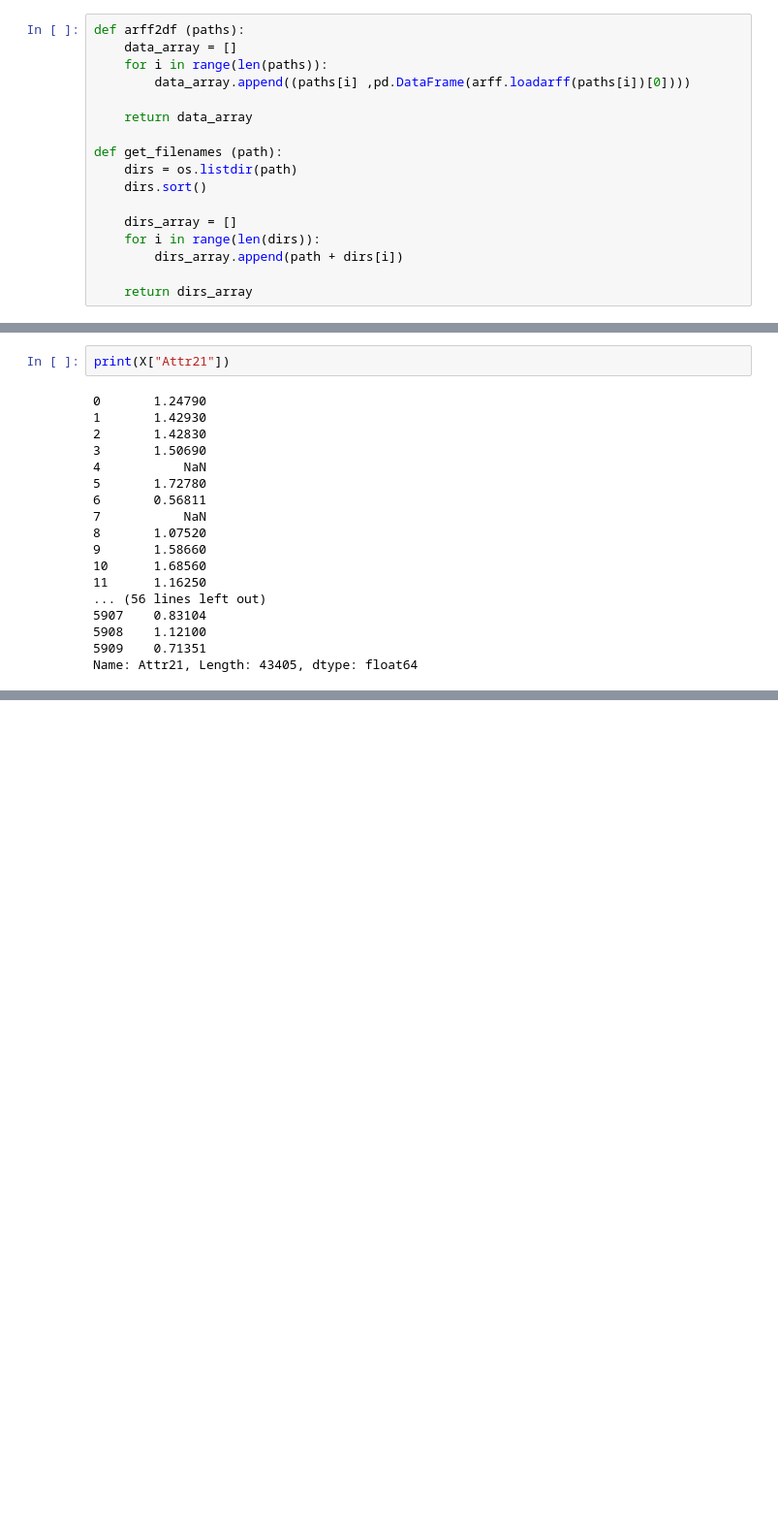
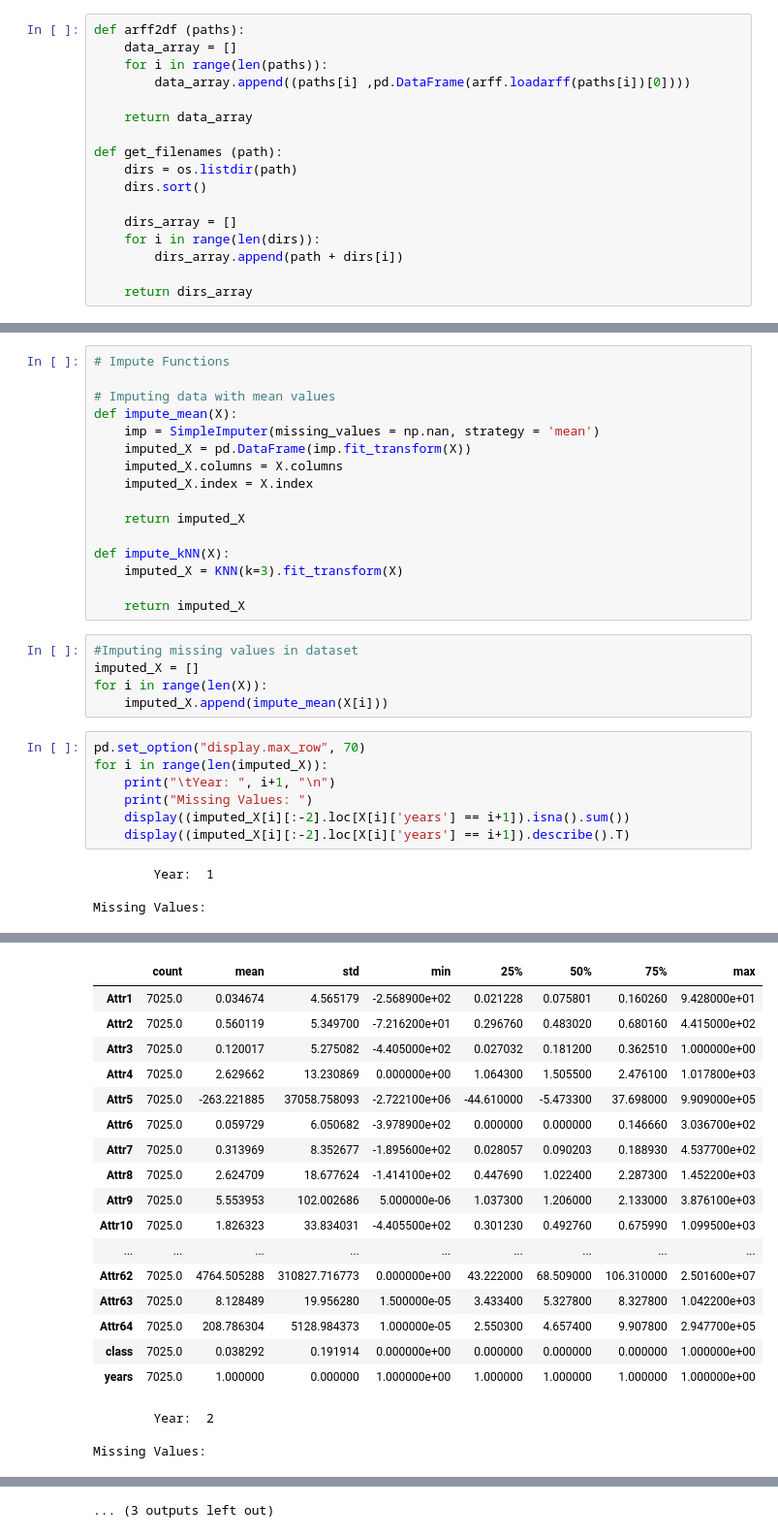
Before and after one commit to achmand/Polish-Bankruptcy-Prediction, a Jupyter notebook: pete_work.ipynb, the cells around one changed output, grey strips where cells are left out. Shown at 97% size. Saved outputs shown, nothing was run; the diff lists cells and outputs as text; blank space fills up the shorter version.

```diff
--- a/pete_work.ipynb
+++ b/pete_work.ipynb
@@ -200,20 +213,32 @@ Name: class, dtype: float64
-# %%
-print(X["Attr21"])
-# %% [output]
-0       1.24790
-1       1.42930
-2       1.42830
-3       1.50690
-4           NaN
-5       1.72780
-6       0.56811
-7           NaN
-8       1.07520
-9       1.58660
-10      1.68560
-11      1.16250
-... (56 lines left out)
-5907    0.83104
-5908    1.12100
-5909    0.71351
-Name: Attr21, Length: 43405, dtype: float64
+# %%
+# Impute Functions
+
+# Imputing data with mean values
+def impute_mean(X):
+    imp = SimpleImputer(missing_values = np.nan, strategy = 'mean')
+    imputed_X = pd.DataFrame(imp.fit_transform(X))
+    imputed_X.columns = X.columns
+    imputed_X.index = X.index
+
+    return imputed_X
+
+def impute_kNN(X):
+    imputed_X = KNN(k=3).fit_transform(X)
+
+    return imputed_X
+# %%
+#Imputing missing values in dataset
+imputed_X = []
+for i in range(len(X)):
+    imputed_X.append(impute_mean(X[i]))
+# %%
+pd.set_option("display.max_row", 70)
+for i in range(len(imputed_X)):
+    print("\tYear: ", i+1, "\n")
+    print("Missing Values: ")
+    display((imputed_X[i][:-2].loc[X[i]['years'] == i+1]).isna().sum())
+    display((imputed_X[i][:-2].loc[X[i]['years'] == i+1]).describe().T)
+# %% [output]
+        Year:  1
+
+Missing Values:
@@ -219,0 +262,20 @@ Name: Attr21, Length: 43405, dtype: float64
+|  | count | mean | std | min | 25% | 50% | 75% | max |
+| Attr1 | 7025.0 | 0.034674 | 4.565179 | -2.568900e+02 | 0.021228 | 0.075801 | 0.160260 | 9.428000e+01 |
+| Attr2 | 7025.0 | 0.560119 | 5.349700 | -7.216200e+01 | 0.296760 | 0.483020 | 0.680160 | 4.415000e+02 |
+| Attr3 | 7025.0 | 0.120017 | 5.275082 | -4.405000e+02 | 0.027032 | 0.181200 | 0.362510 | 1.000000e+00 |
+| Attr4 | 7025.0 | 2.629662 | 13.230869 | 0.000000e+00 | 1.064300 | 1.505500 | 2.476100 | 1.017800e+03 |
+| Attr5 | 7025.0 | -263.221885 | 37058.758093 | -2.722100e+06 | -44.610000 | -5.473300 | 37.698000 | 9.909000e+05 |
+| Attr6 | 7025.0 | 0.059729 | 6.050682 | -3.978900e+02 | 0.000000 | 0.000000 | 0.146660 | 3.036700e+02 |
+| Attr7 | 7025.0 | 0.313969 | 8.352677 | -1.895600e+02 | 0.028057 | 0.090203 | 0.188930 | 4.537700e+02 |
+| Attr8 | 7025.0 | 2.624709 | 18.677624 | -1.414100e+02 | 0.447690 | 1.022400 | 2.287300 | 1.452200e+03 |
+| Attr9 | 7025.0 | 5.553953 | 102.002686 | 5.000000e-06 | 1.037300 | 1.206000 | 2.133000 | 3.876100e+03 |
+| Attr10 | 7025.0 | 1.826323 | 33.834031 | -4.405500e+02 | 0.301230 | 0.492760 | 0.675990 | 1.099500e+03 |
+| ... | ... | ... | ... | ... | ... | ... | ... | ... |
+| Attr62 | 7025.0 | 4764.505288 | 310827.716773 | 0.000000e+00 | 43.222000 | 68.509000 | 106.310000 | 2.501600e+07 |
+| Attr63 | 7025.0 | 8.128489 | 19.956280 | 1.500000e-05 | 3.433400 | 5.327800 | 8.327800 | 1.042200e+03 |
+| Attr64 | 7025.0 | 208.786304 | 5128.984373 | 1.000000e-05 | 2.550300 | 4.657400 | 9.907800 | 2.947700e+05 |
+| class | 7025.0 | 0.038292 | 0.191914 | 0.000000e+00 | 0.000000 | 0.000000 | 0.000000 | 1.000000e+00 |
+| years | 7025.0 | 1.000000 | 0.000000 | 1.000000e+00 | 1.000000 | 1.000000 | 1.000000 | 1.000000e+00 |
+        Year:  2
+
+Missing Values:
@@ -219,0 +390 @@ Name: Attr21, Length: 43405, dtype: float64
+... (3 outputs left out)
```
Also changed, not shown: parts of 10 cells of this notebook, 2 other files.
